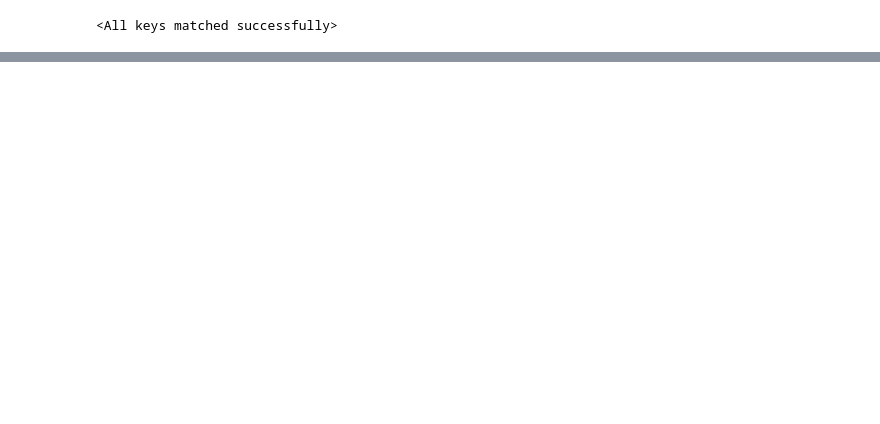
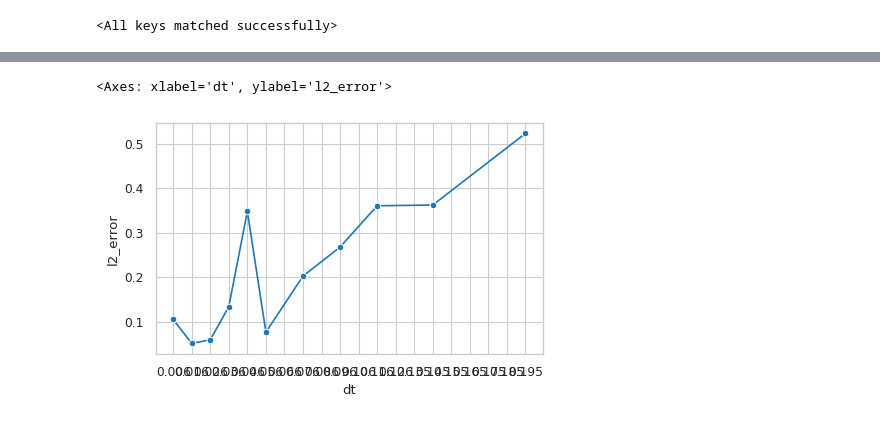
Before and after one commit to benedict-armstrong/FNO-for-Phase-Field-Dynamics, a Jupyter notebook: eval_ood.ipynb, the cells around one changed output, grey strips where cells are left out. Saved outputs shown, nothing was run; the diff lists cells and outputs as text; code cells hidden in the pictures; blank space fills up the shorter version.

```diff
--- a/eval_ood.ipynb
+++ b/eval_ood.ipynb
@@ -36,0 +92,5 @@ sampler = DataLoader(dataset, batch_size=BATCH_SIZE, shuffle=True)
+# %%
+# calculate mean error for each dt
+mean_error = df.groupby(pd.cut(df["dt"], bins=20), observed=True)["l2_error"].mean().reset_index()
+mean_error["dt"] = mean_error["dt"].apply(lambda x: f"{x.mid:.3f}")
+mean_error
@@ -36,0 +110,7 @@ sampler = DataLoader(dataset, batch_size=BATCH_SIZE, shuffle=True)
+# %%
+# plot the error
+fig, ax = plt.subplots(figsize=(5, 3))
+sns.lineplot(data=mean_error, x="dt", y="l2_error", ax=ax, marker="o")
+# %% [output]
+<Axes: xlabel='dt', ylabel='l2_error'>
+[figure, added]
```
Also changed, not shown: parts of 15 cells of this notebook, 9 other files.
